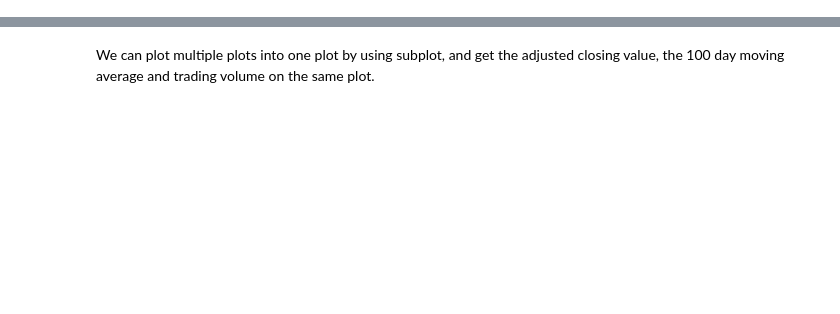
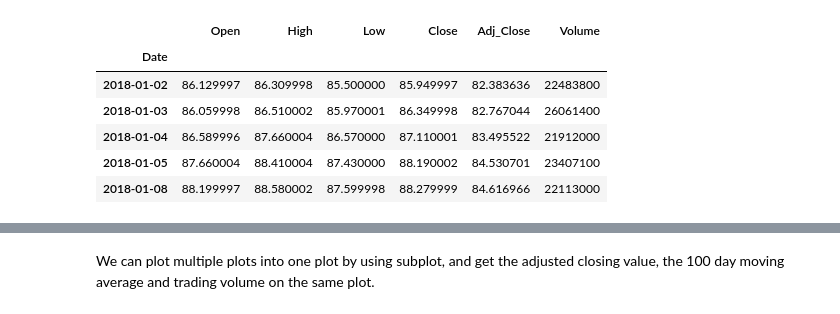
Before and after one commit to yepterence/Stock-Analysis, a Jupyter notebook: Stock-data-exploration.ipynb, the cells around one changed output, grey strips where cells are left out. Cells and saved outputs as stored; diff of their text form; code cells hidden in the pictures; blank space fills up the shorter version.

```diff
--- a/Stock-data-exploration.ipynb
+++ b/Stock-data-exploration.ipynb
@@ -91,0 +70,11 @@ df.tail(100)
+# %%
+msft_yf.columns = ['Open','High','Low','Close','Adj_Close','Volume']
+msft_yf.head()
+# %% [output]
+|  | Open | High | Low | Close | Adj_Close | Volume |
+| Date |  |  |  |  |  |  |
+| 2018-01-02 | 86.129997 | 86.309998 | 85.500000 | 85.949997 | 82.383636 | 22483800 |
+| 2018-01-03 | 86.059998 | 86.510002 | 85.970001 | 86.349998 | 82.767044 | 26061400 |
+| 2018-01-04 | 86.589996 | 87.660004 | 86.570000 | 87.110001 | 83.495522 | 21912000 |
+| 2018-01-05 | 87.660004 | 88.410004 | 87.430000 | 88.190002 | 84.530701 | 23407100 |
+| 2018-01-08 | 88.199997 | 88.580002 | 87.599998 | 88.279999 | 84.616966 | 22113000 |
```
Also changed, not shown: parts of 26 cells of this notebook.
